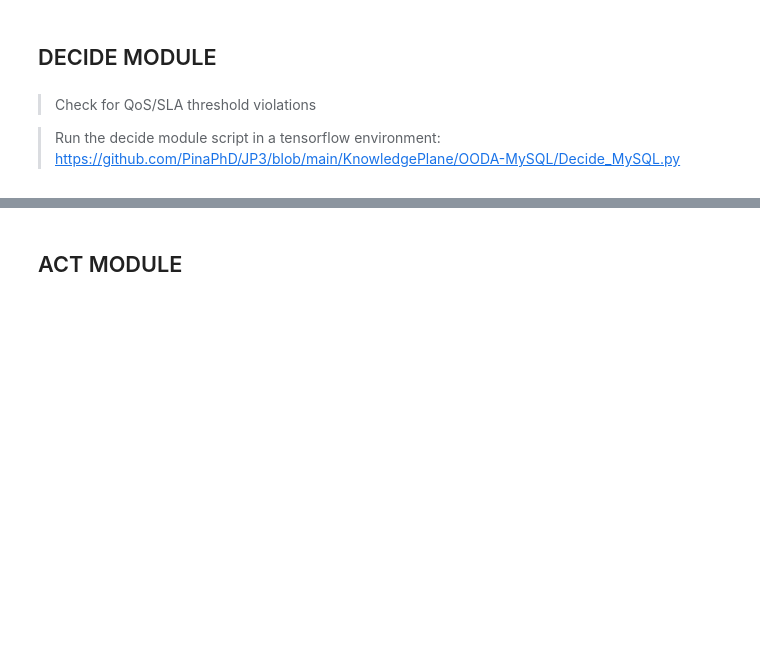
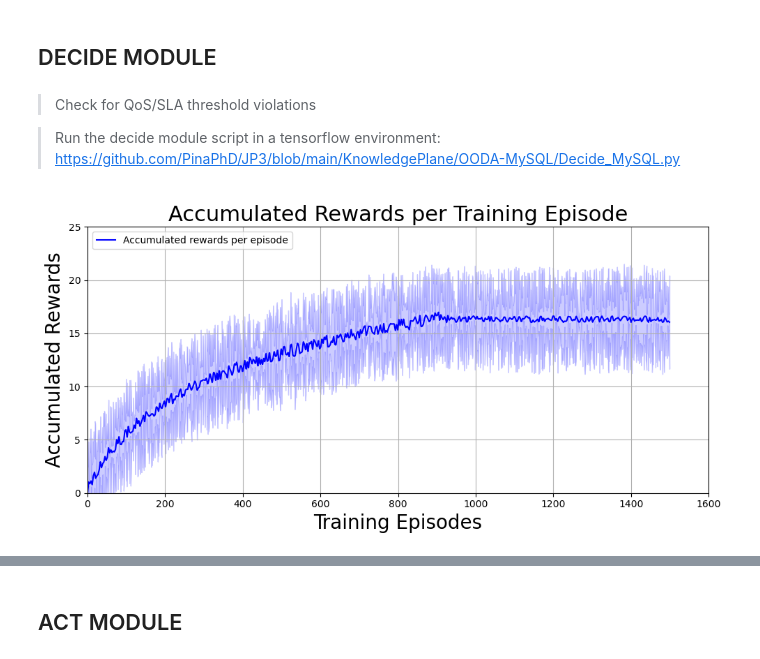
Before and after one commit to PinaPhD/A-threshold-triggered-DQN-self-healing-framework, a Jupyter notebook: Data/Summary.ipynb, the cells around one changed output, grey strips where cells are left out. Cells and saved outputs as stored; diff of their text form; code cells hidden in the pictures; blank space fills up the shorter version.

```diff
--- a/Data/Summary.ipynb
+++ b/Data/Summary.ipynb
@@ -485,0 +491,39 @@ t_Threshold = np.arange(18,27,0.01)   #Operating Temperature (Data Center Power
+# %%
+#For the reward curve
+# Reading the reward curve data from the text file
+data_points = []
+with open('rewards_per_training_episode.txt', 'r') as file:
+    for line in file:
+        value = float(line.split(': ')[1])
+        data_points.append(value)
+
+# Convert the data points to a numpy array
+data_points = np.array(data_points)
+
+# Simulate some error data for the error shade
+error = 5 * np.random.rand(len(data_points))
+
+# Create a new x-axis ranging from 0 to the length of data points
+x_axis = np.arange(0, len(data_points))
+
+# Plotting the reward curve with error shade
+plt.figure(figsize=(10, 5))
+plt.plot(x_axis, data_points, color='blue', label='Accumulated rewards per episode')
+plt.fill_between(x_axis, data_points - error, data_points + error, color='blue', alpha=0.2)
+
+# Adding labels, title, and legend
+plt.xlabel('Training Episodes',fontsize=20)
+plt.ylabel('Accumulated Rewards',fontsize=20)
+plt.title('Accumulated Rewards per Training Episode',fontsize=22)
+plt.legend(loc='upper left')
+
+# Setting the x-axis to start from 0 and y-axis limit from 0 to 25
+plt.xlim([0, 1600])
+plt.ylim([0, 25])
+
+# Display the plot
+plt.grid(True)
+plt.tight_layout()
+plt.show()
+# %% [output]
+[figure, added]
```
Also changed, not shown: parts of 9 cells of this notebook, 37 other files.
